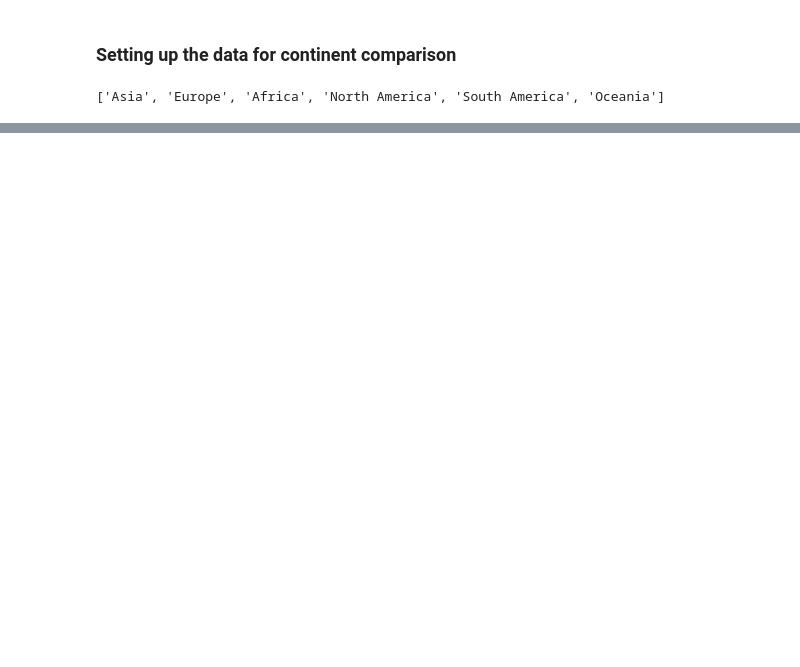
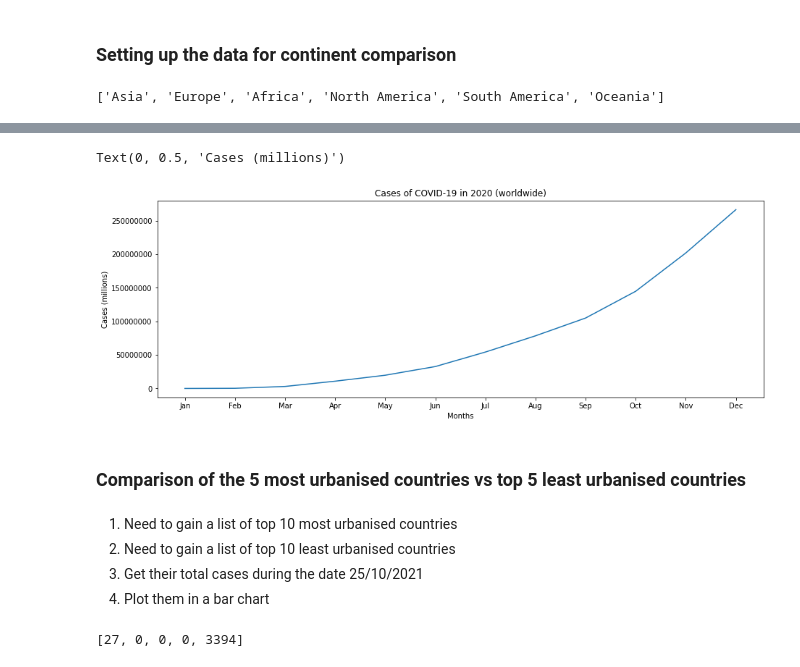
Before and after one commit to CarlosArro2001/COVID-19-Cases-Visualizer, a Jupyter notebook: Notebook.ipynb, the cells around one changed output, grey strips where cells are left out. Saved outputs shown, nothing was run; the diff lists cells and outputs as text; code cells hidden in the pictures; blank space fills up the shorter version.

```diff
--- a/Notebook.ipynb
+++ b/Notebook.ipynb
@@ -49,0 +118,9 @@ Oceania_countries_current_cases = sum(Oceania_countries_current_cases)
+# %%
+months_end = ['2020-01-31','2020-02-29','2020-03-31','2020-04-30','2020-05-31','2020-06-30','2020-07-31','2020-08-31','2020-09-30','2020-10-31','2020-11-30','2020-12-31']
+months = ['Jan','Feb','Mar','Apr','May','Jun','Jul','Aug','Sep','Oct','Nov','Dec']
+sums = []
+for i in range(len(months_end)):
+    temp_list = df[df['date']==months_end[i]]['total_cases'].tolist()
+    temp_list = [x for x in temp_list if np.isnan(x)==False]
+    temp_list =np.sum(list(map(int,temp_list)))
+    sums.append(temp_list)
@@ -49,0 +140,26 @@ Oceania_countries_current_cases = sum(Oceania_countries_current_cases)
+# %%
+fig, ax = plt.subplots(figsize=(15,5))
+sns.lineplot(x=months,y=sums).set_title('Cases of COVID-19 in 2020 (worldwide)')
+plt.gcf().axes[0].yaxis.get_major_formatter().set_scientific(False) #<- Used to remove scientific notation
+ax.set_xlabel('Months')
+ax.set_ylabel('Cases (millions)')
+# %% [output]
+Text(0, 0.5, 'Cases (millions)')
+[figure, added]
+# %% [markdown]
+### Comparison of the 5 most urbanised countries vs top 5 least urbanised countries
+# %% [markdown]
+1. Need to gain a list of top 10 most urbanised countries
+2. Need to gain a list of top 10 least urbanised countries
+3. Get their total cases during the date 25/10/2021
+4. Plot them in a bar chart
+# %%
+urbanised = ['Vatican','Nauru','Anguilla','Gibraltar','Monaco']
+urbanised_cases = []
+#df[(df['location']=='Vatican')&(df['date']=='2021-10-25')]['total_cases']
+for i in range(len(urbanised)) :
+    case = df[(df['location']==urbanised[i])&(df['date']=='2021-10-25')]['total_cases']
+    urbanised_cases.append(int(float(case.to_string(index=False)))) if(case.any()) else urbanised_cases.append(0)
+urbanised_cases
+# %% [output]
+[27, 0, 0, 0, 3394]
```
Also changed, not shown: parts of 16 cells of this notebook.
